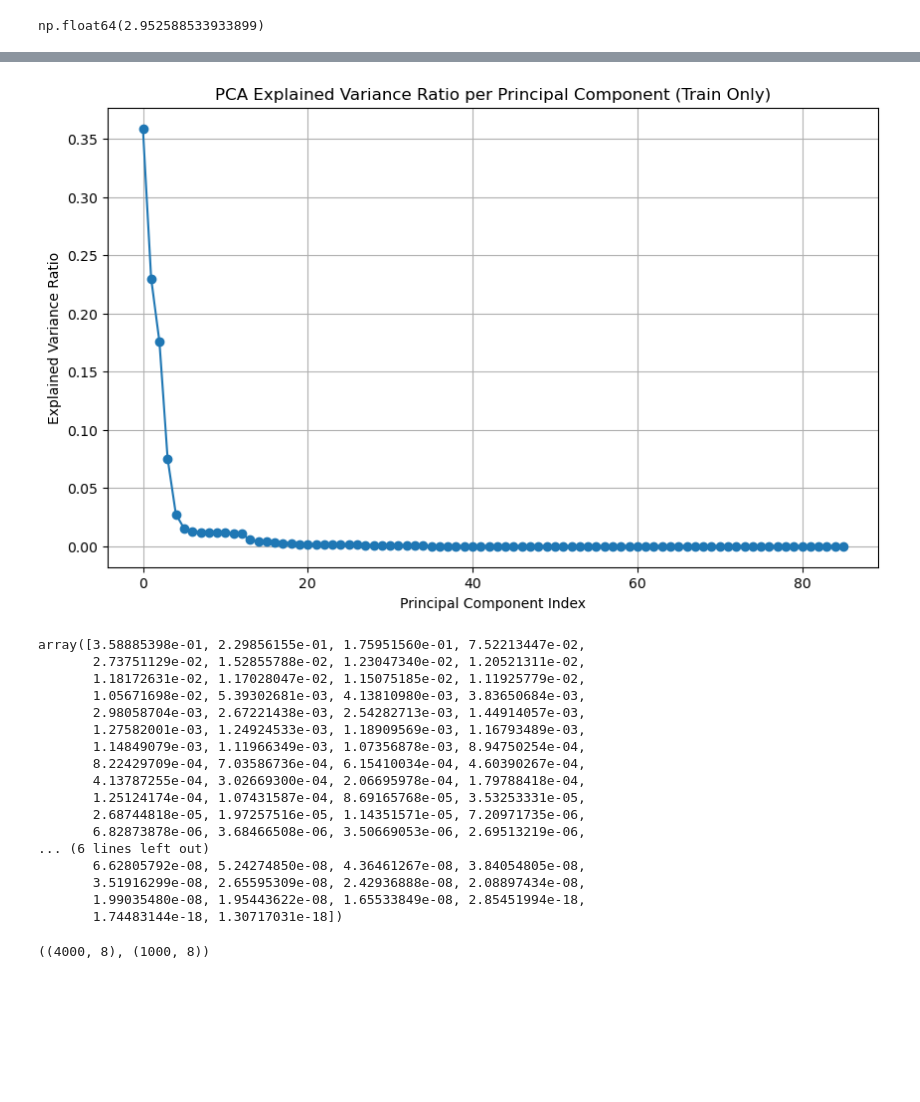
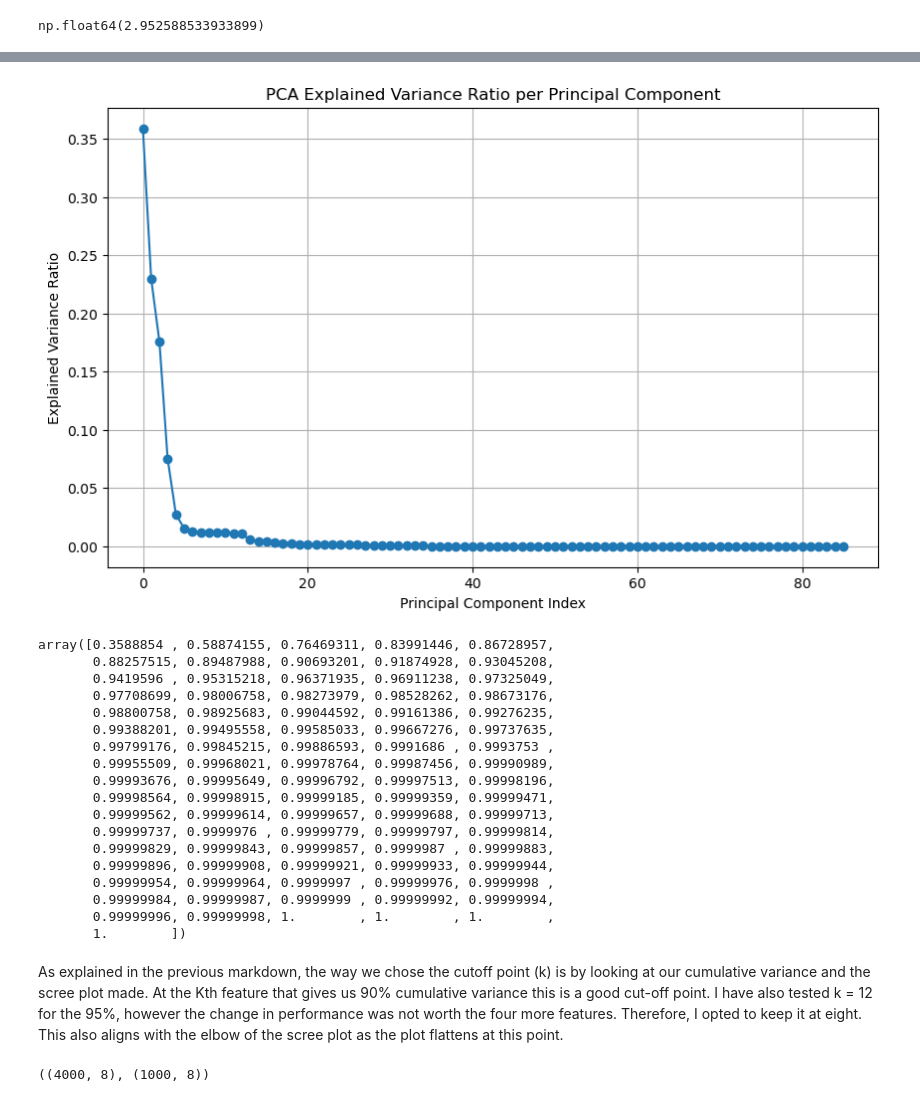
Before and after one commit to Bradley-Tabone/PMLAssignment1, a Jupyter notebook: Assignment1.ipynb, the cells around one changed output, grey strips where cells are left out. Cells and saved outputs as stored; diff of their text form; code cells hidden in the pictures; blank space fills up the shorter version.

```diff
--- a/Assignment1.ipynb
+++ b/Assignment1.ipynb
@@ -272,19 +251,20 @@ high_corr_pairs
 # %%
-threshold = 0.90
+threshold = 0.80
 
-# Use correlation matrix computed from features only
+# computing the absolute correlation matrix for all predictive features
 corr_matrix = X.corr().abs()
 
+#using upper triangle of the matrix to avoid duplicate comparisons
 upper_triangle = corr_matrix.where(
     np.triu(np.ones(corr_matrix.shape), k=1).astype(bool)
 )
-
+#Collecting all features to drop
 to_drop = [
     column for column in upper_triangle.columns
     if any(upper_triangle[column] > threshold)
 ]
-
+#dropping the features
 df_filtered = X.drop(columns=to_drop)
-
+#checking how many features remain
 df_filtered.shape
 # %% [output]
@@ -548,58 +590,54 @@ np.float64(2.952588533933899)
 # %%
-# -------------------------------------------------------
-# Task 4 — PCA: Explained Variance Plot (Train Only)
-# -------------------------------------------------------
-
-from sklearn.decomposition import PCA
-import matplotlib.pyplot as plt
-import numpy as np
-
-# 1. Create PCA dataset (cleaned but not filtered)
+#prepare dataset for PCA
 df_pca = df_clean.drop(columns=non_predictive + ["performance_score"], errors='ignore')
-
-# 2. Extract PCA train/test splits using SAME indices
+#align with train/test split
 X_train_pca = df_pca.loc[X_train.index]
 X_test_pca  = df_pca.loc[X_test.index]
 
-# 3. Scale AFTER splitting (PCA requires scaling)
+# Scale data prior to PCA
 scaler_pca = StandardScaler()
 X_train_pca_scaled = scaler_pca.fit_transform(X_train_pca)
 X_test_pca_scaled  = scaler_pca.transform(X_test_pca)
 
-# 4. Fit PCA on TRAIN ONLY
+# Fit PCA on the training data only
 pca_full = PCA()
 pca_full.fit(X_train_pca_scaled)
 
-# 5. Explained variance ratios
+# Get the explained variance ratio of each principal component
 explained_variance = pca_full.explained_variance_ratio_
 
-# 6. Scree plot
+#plot explained variance
 plt.figure(figsize=(10, 6))
 plt.plot(explained_variance, marker='o')
-plt.title("PCA Explained Variance Ratio per Principal Component (Train Only)")
+plt.title("PCA Explained Variance Ratio per Principal Component")
 plt.xlabel("Principal Component Index")
 plt.ylabel("Explained Variance Ratio")
 plt.grid(True)
 plt.show()
 
 explained_variance
+#show cumulative variance
+np.cumsum(explained_variance)
 # %% [output]
-[figure, old version]
+[figure, new version]
-array([3.58885398e-01, 2.29856155e-01, 1.75951560e-01, 7.52213447e-02,
-       2.73751129e-02, 1.52855788e-02, 1.23047340e-02, 1.20521311e-02,
-       1.18172631e-02, 1.17028047e-02, 1.15075185e-02, 1.11925779e-02,
-       1.05671698e-02, 5.39302681e-03, 4.13810980e-03, 3.83650684e-03,
-       2.98058704e-03, 2.67221438e-03, 2.54282713e-03, 1.44914057e-03,
-       1.27582001e-03, 1.24924533e-03, 1.18909569e-03, 1.16793489e-03,
-       1.14849079e-03, 1.11966349e-03, 1.07356878e-03, 8.94750254e-04,
-       8.22429709e-04, 7.03586736e-04, 6.15410034e-04, 4.60390267e-04,
-       4.13787255e-04, 3.02669300e-04, 2.06695978e-04, 1.79788418e-04,
-       1.25124174e-04, 1.07431587e-04, 8.69165768e-05, 3.53253331e-05,
-       2.68744818e-05, 1.97257516e-05, 1.14351571e-05, 7.20971735e-06,
-       6.82873878e-06, 3.68466508e-06, 3.50669053e-06, 2.69513219e-06,
-... (6 lines left out)
-       6.62805792e-08, 5.24274850e-08, 4.36461267e-08, 3.84054805e-08,
-       3.51916299e-08, 2.65595309e-08, 2.42936888e-08, 2.08897434e-08,
-       1.99035480e-08, 1.95443622e-08, 1.65533849e-08, 2.85451994e-18,
-       1.74483144e-18, 1.30717031e-18])
+array([0.3588854 , 0.58874155, 0.76469311, 0.83991446, 0.86728957,
+       0.88257515, 0.89487988, 0.90693201, 0.91874928, 0.93045208,
+       0.9419596 , 0.95315218, 0.96371935, 0.96911238, 0.97325049,
+       0.97708699, 0.98006758, 0.98273979, 0.98528262, 0.98673176,
+       0.98800758, 0.98925683, 0.99044592, 0.99161386, 0.99276235,
+       0.99388201, 0.99495558, 0.99585033, 0.99667276, 0.99737635,
+       0.99799176, 0.99845215, 0.99886593, 0.9991686 , 0.9993753 ,
+       0.99955509, 0.99968021, 0.99978764, 0.99987456, 0.99990989,
+       0.99993676, 0.99995649, 0.99996792, 0.99997513, 0.99998196,
+       0.99998564, 0.99998915, 0.99999185, 0.99999359, 0.99999471,
+       0.99999562, 0.99999614, 0.99999657, 0.99999688, 0.99999713,
+       0.99999737, 0.9999976 , 0.99999779, 0.99999797, 0.99999814,
+       0.99999829, 0.99999843, 0.99999857, 0.9999987 , 0.99999883,
+       0.99999896, 0.99999908, 0.99999921, 0.99999933, 0.99999944,
+       0.99999954, 0.99999964, 0.9999997 , 0.99999976, 0.9999998 ,
+       0.99999984, 0.99999987, 0.9999999 , 0.99999992, 0.99999994,
+       0.99999996, 0.99999998, 1.        , 1.        , 1.        ,
+       1.        ])
+# %% [markdown]
+As explained in the previous markdown, the way we chose the cutoff point (k) is by looking at our cumulative variance and the scree plot made. At the Kth feature that gives us 90% cumulative variance this is a good cut-off point. I have also tested k = 12 for the 95%, however the change in performance was not worth the four more features. Therefore, I opted to keep it at eight. This also aligns with the elbow of the scree plot as the plot flattens at this point.
 # %%
```
Also changed, not shown: parts of 29 cells of this notebook.
